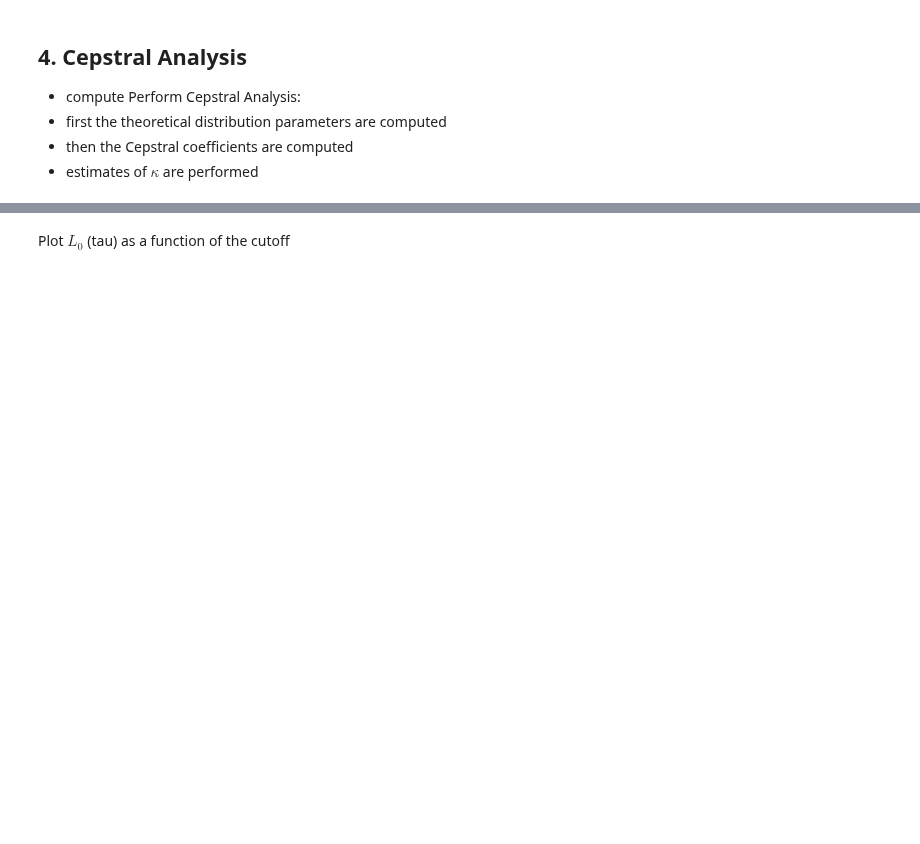
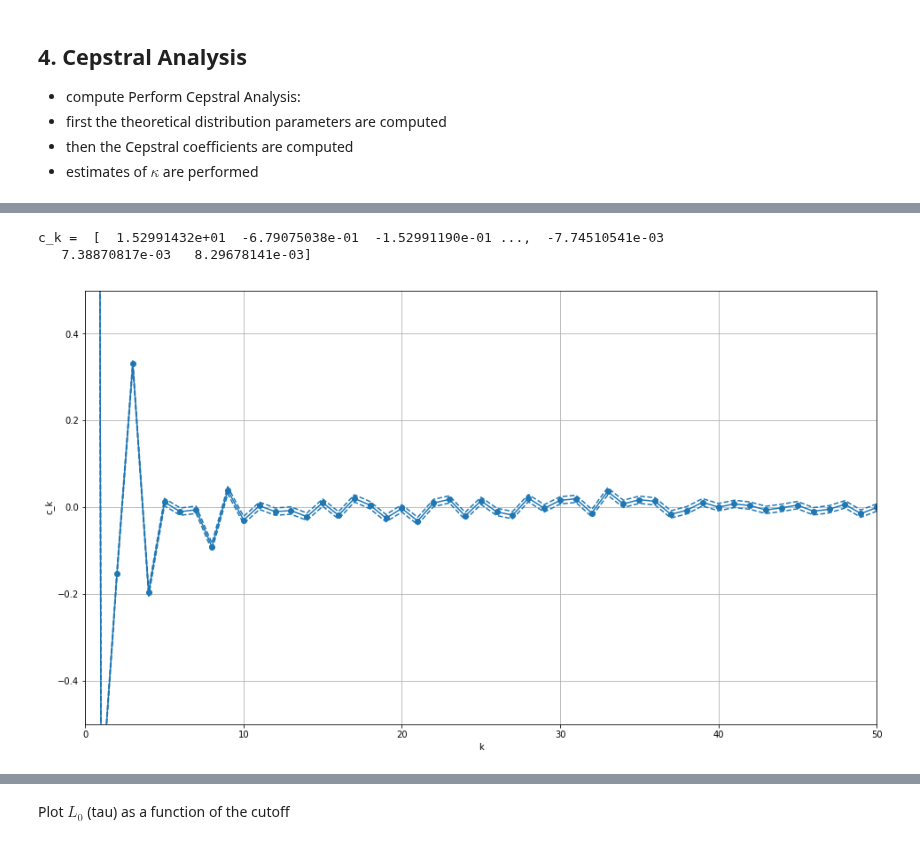
Before and after one commit to sissaschool/sportran, a Jupyter notebook: example/example_cepstrum_silica_API.ipynb, the cells around one changed output, grey strips where cells are left out. Saved outputs shown, nothing was run; the diff lists cells and outputs as text; code cells hidden in the pictures; blank space fills up the shorter version.

Commit message:
Added/modified plots functions in HeatCurrent. Added tau_THEORY_std in cepstral.CosFilter.

```diff
--- a/example/example_cepstrum_silica_API.ipynb
+++ b/example/example_cepstrum_silica_API.ipynb
@@ -101,3 +117,15 @@ plt.grid();
+# %%
+# Cepstral Coefficients
+print 'c_k = ', jf.dct.logpsdK
+
+ax = jf.plot_ck()
+ax.set_xlim([0, 50])
+ax.set_ylim([-0.5, 0.5])
+ax.grid();
+# %% [output]
+c_k =  [  1.52991432e+01  -6.79075038e-01  -1.52991190e-01 ...,  -7.74510541e-03
+   7.38870817e-03   8.29678141e-03]
+[figure, added]
 # %%
 # AIC
 plt.plot(jf.dct.aic, '.-', c=c[0])
```
Also changed, not shown: parts of 10 cells of this notebook, 4 other files.
